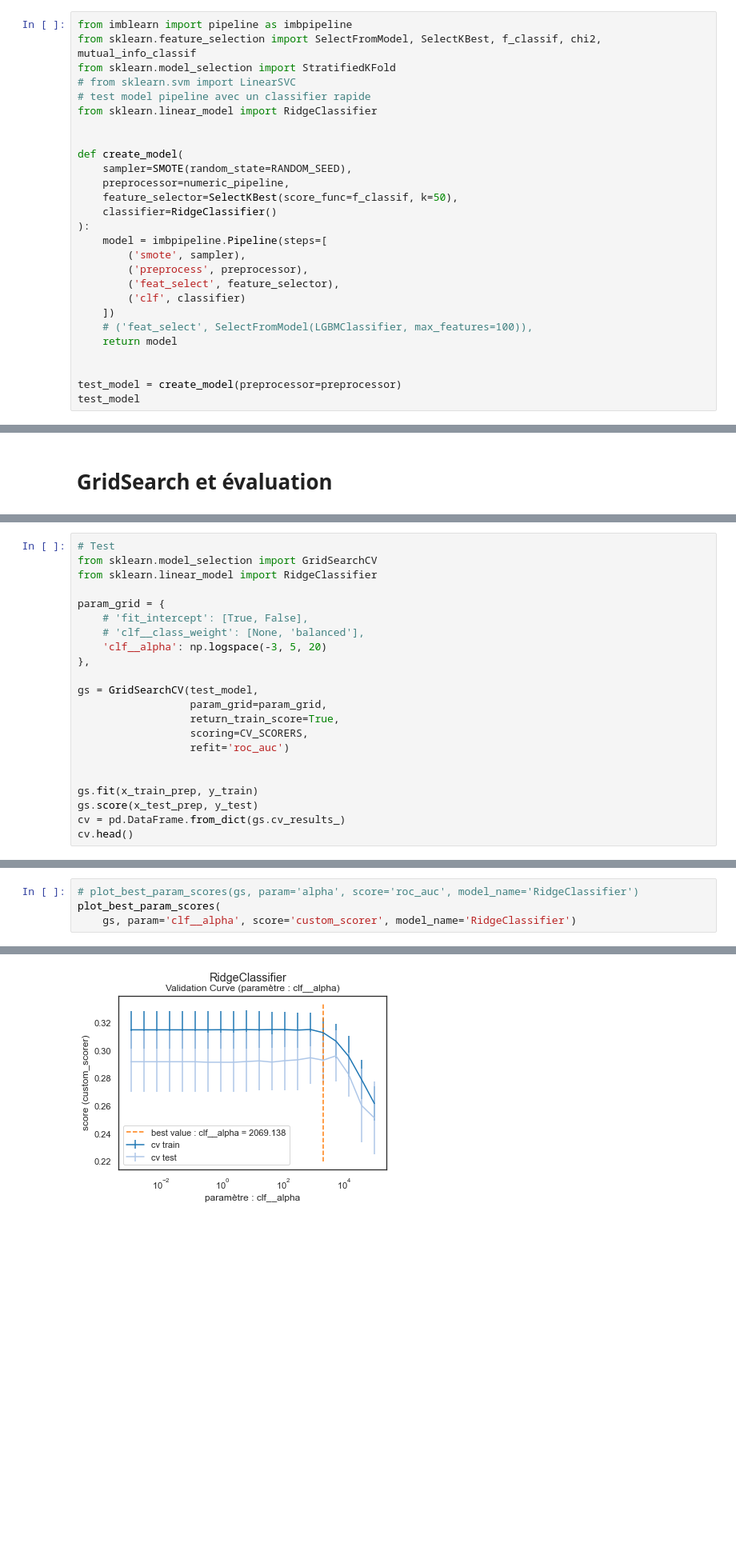
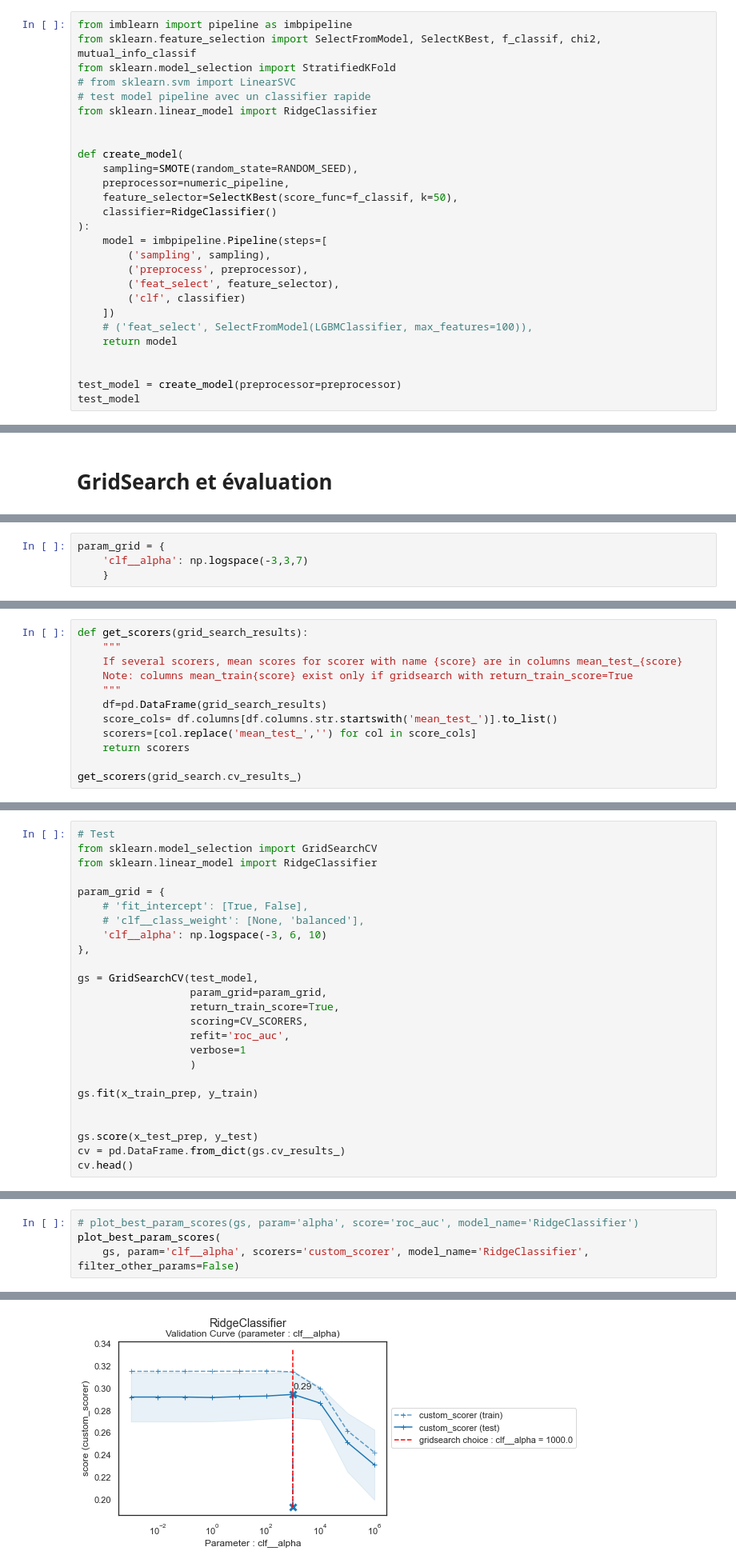
Before and after one commit to mrcreasey/oc-ds-p7-scoring-dashboard, a Jupyter notebook: code/P7_modelisation.ipynb, the cells around one changed output, grey strips where cells are left out. Shown: that part at 80% size. Cells and saved outputs as stored; diff of their text form; blank space fills up the shorter version.

Commit message:
improve validation, ROC, precision-recall curves

```diff
--- a/code/P7_modelisation.ipynb
+++ b/code/P7_modelisation.ipynb
@@ -655,13 +675,13 @@ from sklearn.linear_model import RidgeClassifier
 
 
 def create_model(
-    sampler=SMOTE(random_state=RANDOM_SEED),
+    sampling=SMOTE(random_state=RANDOM_SEED),
     preprocessor=numeric_pipeline,
     feature_selector=SelectKBest(score_func=f_classif, k=50),
     classifier=RidgeClassifier()
 ):
     model = imbpipeline.Pipeline(steps=[
-        ('smote', sampler),
+        ('sampling', sampling),
         ('preprocess', preprocessor),
         ('feat_select', feature_selector),
         ('clf', classifier)
@@ -1097,0 +1135,4 @@ On utilise sklearn pipeline (ou imblearn pipelibe si on ajout de sampling dnas l
+# %%
+param_grid = {
+    'clf__alpha': np.logspace(-3,3,7)
+    }
@@ -1169,0 +1174,12 @@ def plot_best_param_scores(gs, param='alpha', model_name='', score='roc_auc', lo
+# %%
+def get_scorers(grid_search_results):
+    """
+    If several scorers, mean scores for scorer with name {score} are in columns mean_test_{score}
+    Note: columns mean_train{score} exist only if gridsearch with return_train_score=True
+    """
+    df=pd.DataFrame(grid_search_results)
+    score_cols= df.columns[df.columns.str.startswith('mean_test_')].to_list()
+    scorers=[col.replace('mean_test_','') for col in score_cols]
+    return scorers
+
+get_scorers(grid_search.cv_results_)
@@ -1175,17 +1348,20 @@ from sklearn.linear_model import RidgeClassifier
 param_grid = {
     # 'fit_intercept': [True, False],
     # 'clf__class_weight': [None, 'balanced'],
-    'clf__alpha': np.logspace(-3, 5, 20)
+    'clf__alpha': np.logspace(-3, 6, 10)
 },
 
 gs = GridSearchCV(test_model,
                   param_grid=param_grid,
                   return_train_score=True,
                   scoring=CV_SCORERS,
-                  refit='roc_auc')
+                  refit='roc_auc',
+                  verbose=1
+                  )
+
+gs.fit(x_train_prep, y_train)
 
 
-gs.fit(x_train_prep, y_train)
 gs.score(x_test_prep, y_test)
 cv = pd.DataFrame.from_dict(gs.cv_results_)
 cv.head()
@@ -1199,5 +1383,5 @@ cv.head()
 # %%
 # plot_best_param_scores(gs, param='alpha', score='roc_auc', model_name='RidgeClassifier')
 plot_best_param_scores(
-    gs, param='clf__alpha', score='custom_scorer', model_name='RidgeClassifier')
+    gs, param='clf__alpha', scorers='custom_scorer', model_name='RidgeClassifier', filter_other_params=False)
 # %% [output]
@@ -1205,4 +1391,4 @@ plot_best_param_scores(
-[figure, old version]
+[figure, new version]
 # %% [markdown]
 ### Time model
 
```
Also changed, not shown: parts of 52 cells of this notebook.
